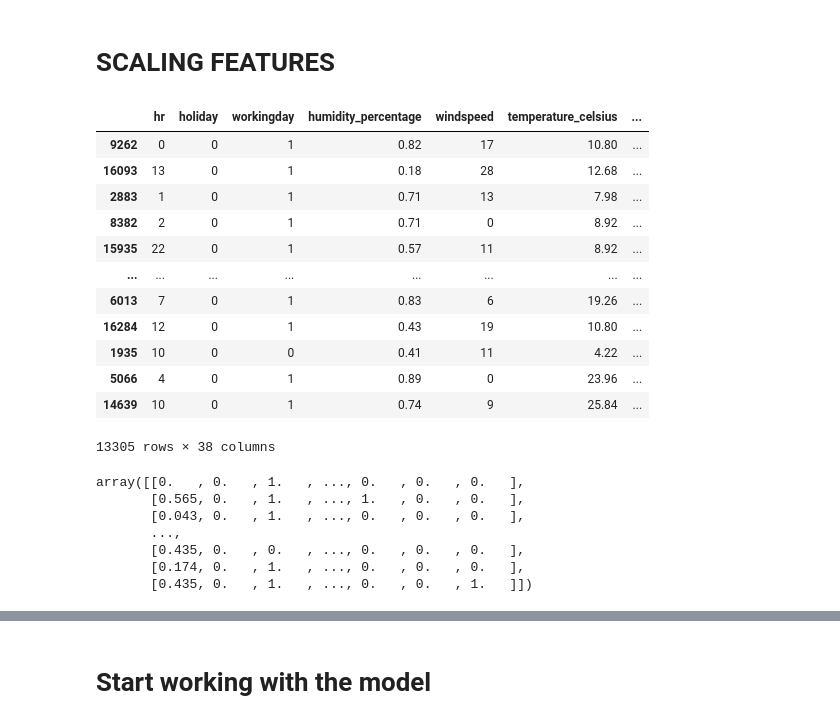
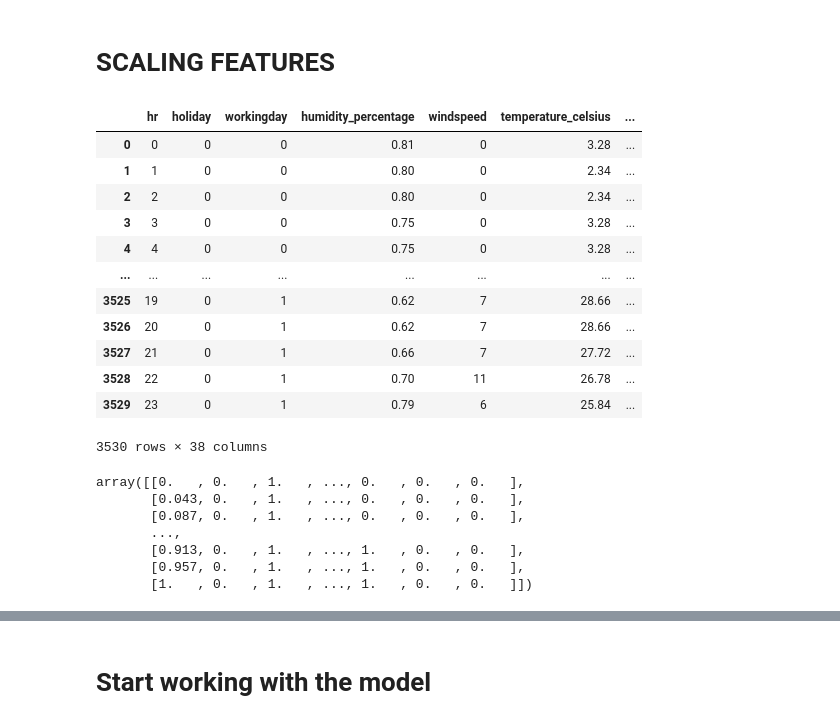
Before and after one commit to carlosdgerez/machine_learning, a Jupyter notebook: module4/sixtAproach.ipynb, the cells around one changed output, grey strips where cells are left out. Cells and saved outputs as stored; diff of their text form; code cells hidden in the pictures.

```diff
--- a/module4/sixtAproach.ipynb
+++ b/module4/sixtAproach.ipynb
@@ -375,8 +377,10 @@ memory usage: 5.1+ MB
 bikes3 = bikes3.drop(['datetimestamp'], axis=1)
 # %%
 # dividing the set
-train_dataset = bikes3.sample(frac=0.8, random_state=0)
-test_dataset = bikes3.drop(train_dataset.index)
+#train_dataset = bikes3.sample(frac=0.8, random_state=0)
+#test_dataset = bikes3.drop(train_dataset.index)
+train_dataset = bikes3[bikes3.date > 150]
+test_dataset = bikes3[bikes3.date <=150]
 # %%
 # generating train and test features and labels
 
@@ -390,21 +394,21 @@ test_labels = test_features.pop('target')
 # SCALING FEATURES
 # %%
 # Scaling the features, both train and test
-train_features
+test_features
 # %% [output]
 |  | hr | holiday | workingday | humidity_percentage | windspeed | temperature_celsius | ... |
-| 9262 | 0 | 0 | 1 | 0.82 | 17 | 10.80 | ... |
-| 16093 | 13 | 0 | 1 | 0.18 | 28 | 12.68 | ... |
-| 2883 | 1 | 0 | 1 | 0.71 | 13 | 7.98 | ... |
-| 8382 | 2 | 0 | 1 | 0.71 | 0 | 8.92 | ... |
-| 15935 | 22 | 0 | 1 | 0.57 | 11 | 8.92 | ... |
+| 0 | 0 | 0 | 0 | 0.81 | 0 | 3.28 | ... |
+| 1 | 1 | 0 | 0 | 0.80 | 0 | 2.34 | ... |
+| 2 | 2 | 0 | 0 | 0.80 | 0 | 2.34 | ... |
+| 3 | 3 | 0 | 0 | 0.75 | 0 | 3.28 | ... |
+| 4 | 4 | 0 | 0 | 0.75 | 0 | 3.28 | ... |
 | ... | ... | ... | ... | ... | ... | ... | ... |
-| 6013 | 7 | 0 | 1 | 0.83 | 6 | 19.26 | ... |
-| 16284 | 12 | 0 | 1 | 0.43 | 19 | 10.80 | ... |
-| 1935 | 10 | 0 | 0 | 0.41 | 11 | 4.22 | ... |
-| 5066 | 4 | 0 | 1 | 0.89 | 0 | 23.96 | ... |
-| 14639 | 10 | 0 | 1 | 0.74 | 9 | 25.84 | ... |
+| 3525 | 19 | 0 | 1 | 0.62 | 7 | 28.66 | ... |
+| 3526 | 20 | 0 | 1 | 0.62 | 7 | 28.66 | ... |
+| 3527 | 21 | 0 | 1 | 0.66 | 7 | 27.72 | ... |
+| 3528 | 22 | 0 | 1 | 0.70 | 11 | 26.78 | ... |
+| 3529 | 23 | 0 | 1 | 0.79 | 6 | 25.84 | ... |
-13305 rows × 38 columns
+3530 rows × 38 columns
 # %%
 from sklearn.preprocessing import MinMaxScaler
 min_max_scaler= MinMaxScaler()
@@ -415,12 +419,12 @@ test_features_scaled = min_max_scaler.fit_transform(test_features)
 train_features_scaled
 # %% [output]
 array([[0.   , 0.   , 1.   , ..., 0.   , 0.   , 0.   ],
-       [0.565, 0.   , 1.   , ..., 1.   , 0.   , 0.   ],
        [0.043, 0.   , 1.   , ..., 0.   , 0.   , 0.   ],
+       [0.087, 0.   , 1.   , ..., 0.   , 0.   , 0.   ],
        ...,
-       [0.435, 0.   , 0.   , ..., 0.   , 0.   , 0.   ],
-       [0.174, 0.   , 1.   , ..., 0.   , 0.   , 0.   ],
-       [0.435, 0.   , 1.   , ..., 0.   , 0.   , 1.   ]])
+       [0.913, 0.   , 1.   , ..., 1.   , 0.   , 0.   ],
+       [0.957, 0.   , 1.   , ..., 1.   , 0.   , 0.   ],
+       [1.   , 0.   , 1.   , ..., 1.   , 0.   , 0.   ]])
 # %%
 # Instantiate the normalizer by columns
 normalizer = tf.keras.layers.Normalization(axis=-1)
```
Also changed, not shown: parts of 6 cells of this notebook.
